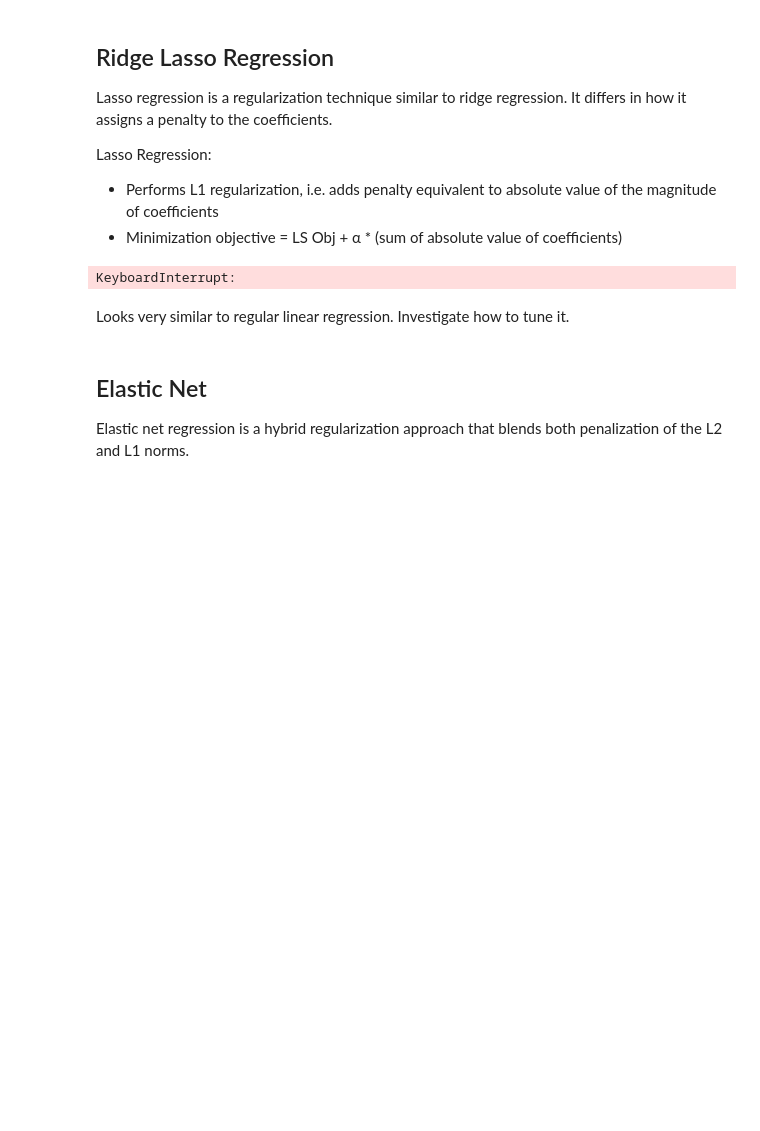
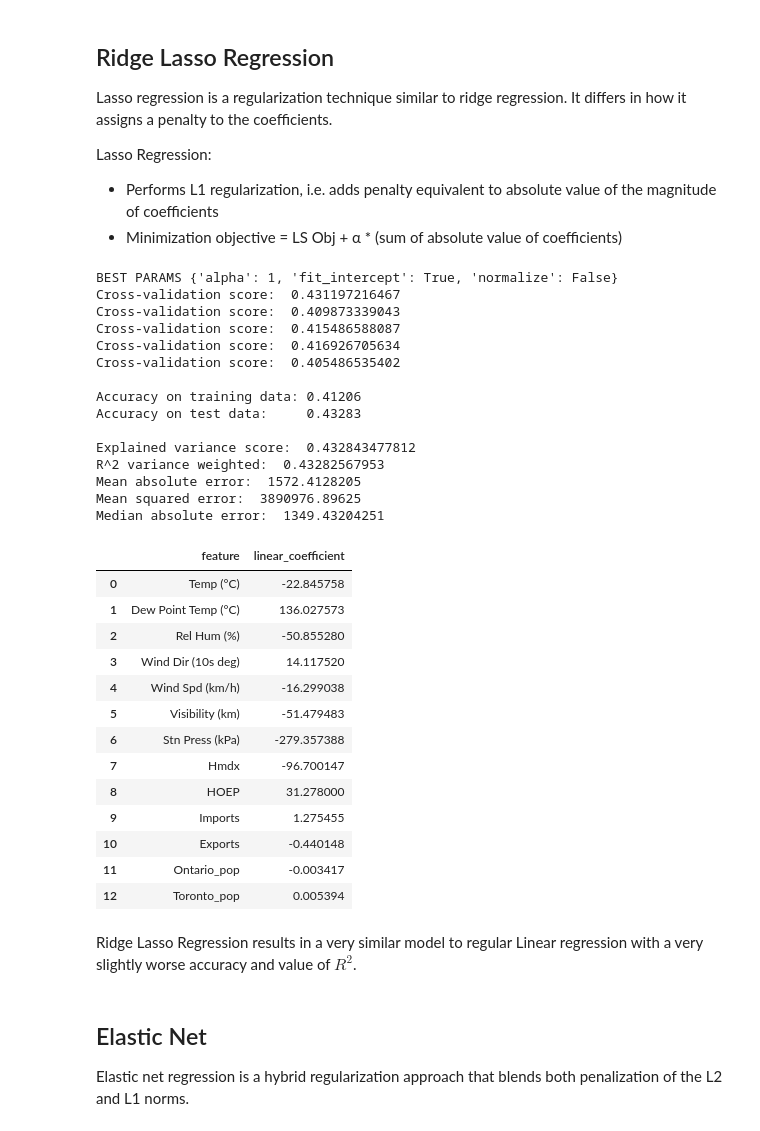
Before and after one commit to james-parks/Project2, a Jupyter notebook: CapstoneMilestoneOntarioEnergyUse.ipynb, the cells around one changed output. Saved outputs shown, nothing was run; the diff lists cells and outputs as text; code cells hidden in the pictures; blank space fills up the shorter version.

```diff
--- a/CanadaEnergyUse.ipynb
+++ b/CapstoneMilestoneOntarioEnergyUse.ipynb
@@ -912,13 +928,41 @@ Lasso Regression:
 - Minimization objective = LS Obj + α * (sum of absolute value of coefficients)
 # %%
 from sklearn.linear_model import Lasso
-params={ "alpha":[0.1,1], "fit_intercept":[True,False],"normalize":[True,False],"max_iter":[1e5]}
+params={ "alpha":[1,10], "fit_intercept":[True,False],"normalize":[True,False]}
 linear_lasso=do_regression(Lasso,df_ml,params,feature_cols,"Ontario Demand",7)
-pd.DataFrame({"feature":linear_feature_cols,"linear_coefficient":linear_lasso.coef_})
+pd.DataFrame({"feature":feature_cols,"linear_coefficient":linear_lasso.coef_})
 # %% [output]
-KeyboardInterrupt:
+BEST PARAMS {'alpha': 1, 'fit_intercept': True, 'normalize': False}
+Cross-validation score:  0.431197216467
+Cross-validation score:  0.409873339043
+Cross-validation score:  0.415486588087
+Cross-validation score:  0.416926705634
+Cross-validation score:  0.405486535402
+
+Accuracy on training data: 0.41206
+Accuracy on test data:     0.43283
+
+Explained variance score:  0.432843477812
+R^2 variance weighted:  0.43282567953
+Mean absolute error:  1572.4128205
+Mean squared error:  3890976.89625
+Median absolute error:  1349.43204251
+|  | feature | linear_coefficient |
+| 0 | Temp (°C) | -22.845758 |
+| 1 | Dew Point Temp (°C) | 136.027573 |
+| 2 | Rel Hum (%) | -50.855280 |
+| 3 | Wind Dir (10s deg) | 14.117520 |
+| 4 | Wind Spd (km/h) | -16.299038 |
+| 5 | Visibility (km) | -51.479483 |
+| 6 | Stn Press (kPa) | -279.357388 |
+| 7 | Hmdx | -96.700147 |
+| 8 | HOEP | 31.278000 |
+| 9 | Imports | 1.275455 |
+| 10 | Exports | -0.440148 |
+| 11 | Ontario_pop | -0.003417 |
+| 12 | Toronto_pop | 0.005394 |
-# %% [markdown]
-Looks very similar to regular linear regression. Investigate how to tune it.
+# %% [markdown]
+Ridge Lasso Regression results in a very similar model to regular Linear regression with a very slightly worse accuracy and value of $R^2$.
 # %% [markdown]
 ## Elastic Net
 Elastic net regression is a hybrid regularization approach that blends both penalization of the L2 and L1 norms.
```
Also changed, not shown: parts of 23 cells of this notebook, 1 other file.
